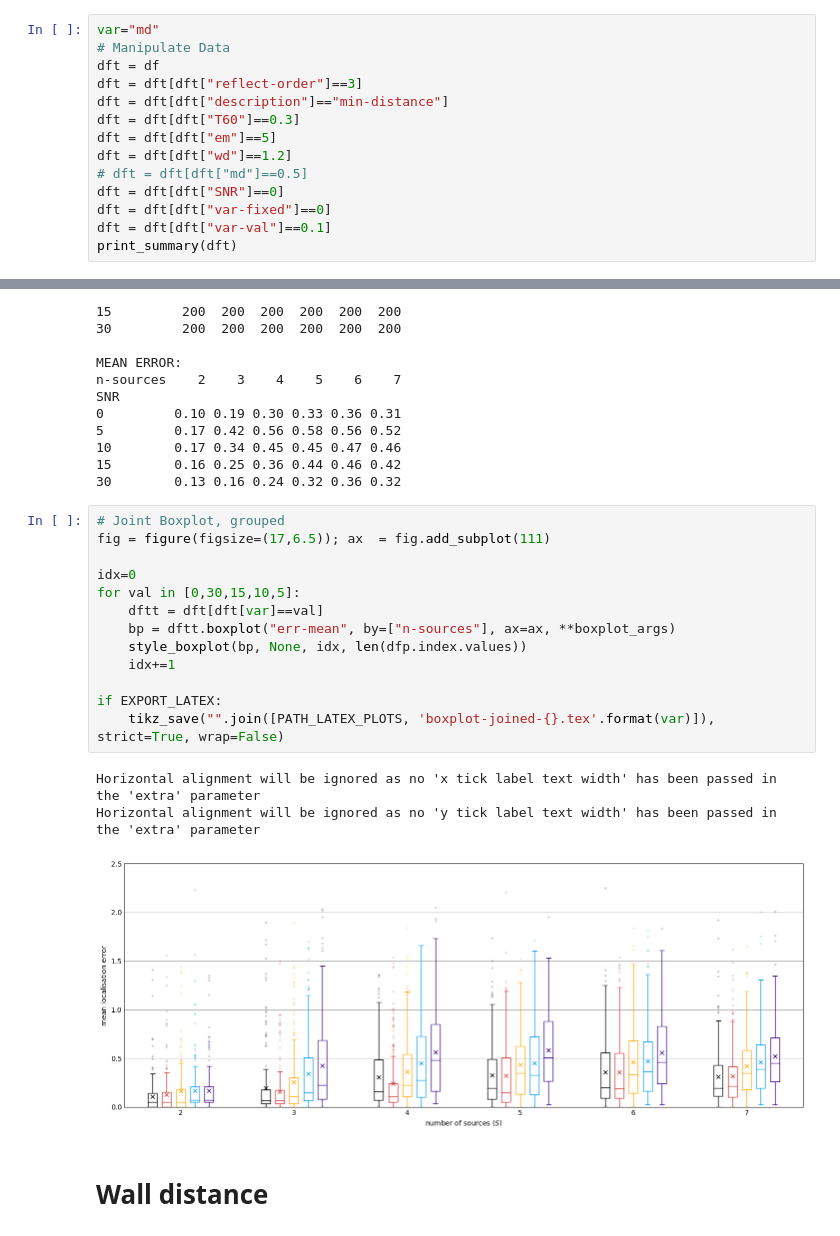
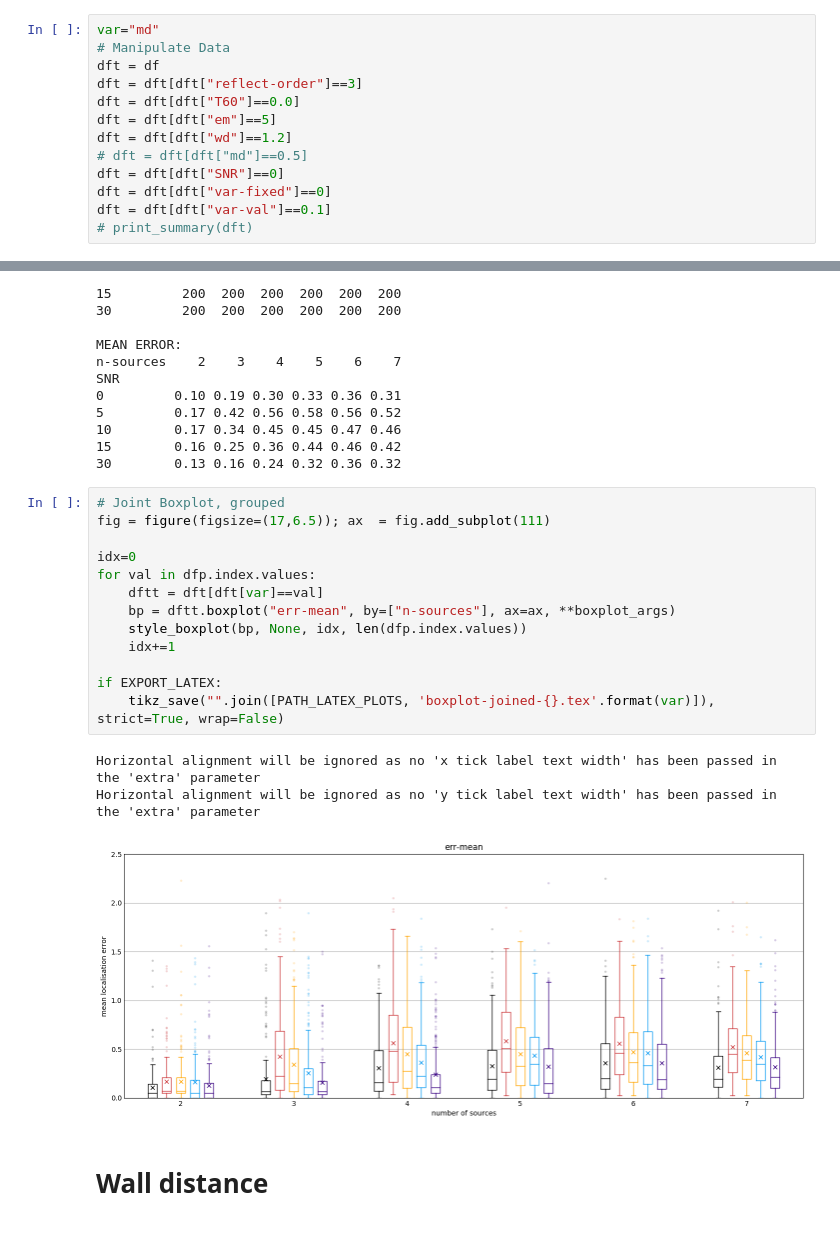
Before and after one commit to jannismain/fau-lnt-source-tracking-code, a Jupyter notebook: python/analysis-mean-err.ipynb, the cells around one changed output, grey strips where cells are left out. Cells and saved outputs as stored; diff of their text form.

```diff
--- a/python/analysis-mean-err.ipynb
+++ b/python/analysis-mean-err.ipynb
@@ -214,12 +207,11 @@ var="md"
 # Manipulate Data
 dft = df
 dft = dft[dft["reflect-order"]==3]
-dft = dft[dft["description"]=="min-distance"]
-dft = dft[dft["T60"]==0.3]
+dft = dft[dft["T60"]==0.0]
 dft = dft[dft["em"]==5]
 dft = dft[dft["wd"]==1.2]
 # dft = dft[dft["md"]==0.5]
 dft = dft[dft["SNR"]==0]
 dft = dft[dft["var-fixed"]==0]
 dft = dft[dft["var-val"]==0.1]
-print_summary(dft)
+# print_summary(dft)
@@ -413,20 +369,20 @@ SNR
 # %%
 # Joint Boxplot, grouped
 fig = figure(figsize=(17,6.5)); ax  = fig.add_subplot(111)
 
 idx=0
-for val in [0,30,15,10,5]:
+for val in dfp.index.values:
     dftt = dft[dft[var]==val]
     bp = dftt.boxplot("err-mean", by=["n-sources"], ax=ax, **boxplot_args)
     style_boxplot(bp, None, idx, len(dfp.index.values))
     idx+=1
 
 if EXPORT_LATEX:
     tikz_save("".join([PATH_LATEX_PLOTS, 'boxplot-joined-{}.tex'.format(var)]), strict=True, wrap=False)
 # %% [output]
 Horizontal alignment will be ignored as no 'x tick label text width' has been passed in the 'extra' parameter
 Horizontal alignment will be ignored as no 'y tick label text width' has been passed in the 'extra' parameter
-[figure, old version]
+[figure, new version]
 # %% [markdown]
 # Wall distance
 # %%
```
Also changed, not shown: parts of 19 cells of this notebook.
